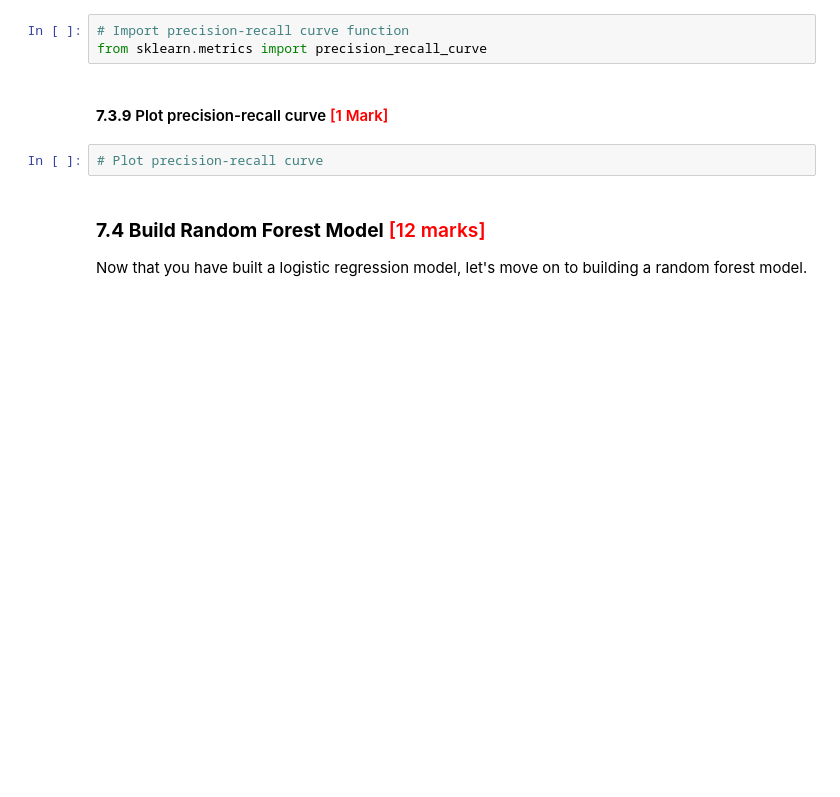
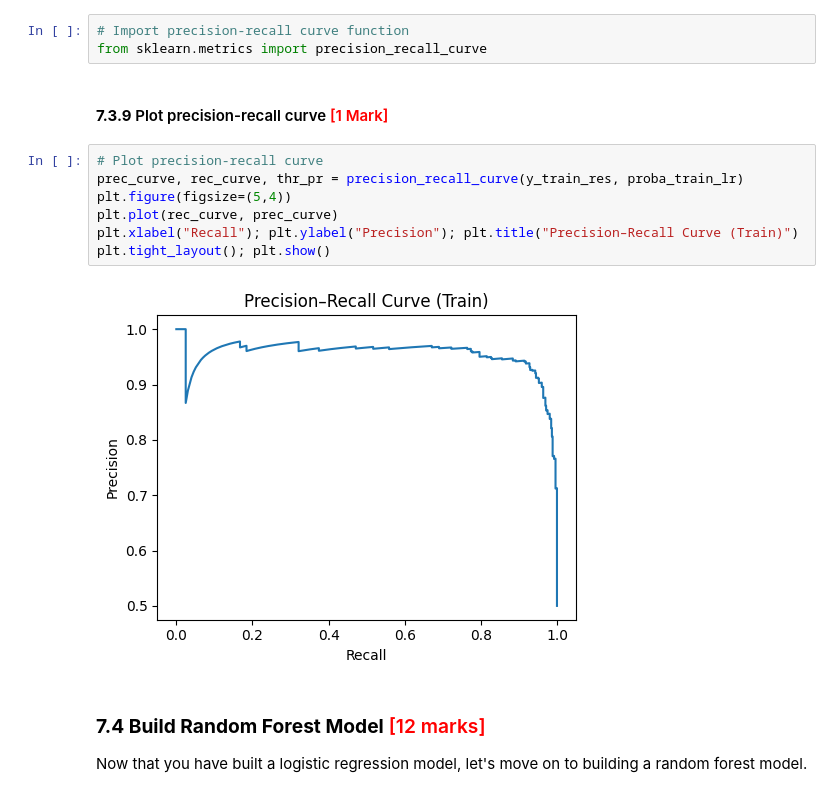
Before and after one commit to princepushparaj/UpgradMLII, a Jupyter notebook: Fraudulent_Claim_Detection_Starter.ipynb, the cells around one changed output. Saved outputs shown, nothing was run; the diff lists cells and outputs as text; blank space fills up the shorter version.

```diff
--- a/Fraudulent_Claim_Detection_Starter.ipynb
+++ b/Fraudulent_Claim_Detection_Starter.ipynb
@@ -1338,8 +1546,15 @@ Check optimal cutoff value by plotting precision-recall curve, and adjust the cu
 from sklearn.metrics import precision_recall_curve
 # %% [markdown]
 #### **7.3.9** Plot precision-recall curve <font color="red">[1 Mark]</font>
-# %%
-# Plot precision-recall curve
+# %%
+# Plot precision-recall curve
+prec_curve, rec_curve, thr_pr = precision_recall_curve(y_train_res, proba_train_lr)
+plt.figure(figsize=(5,4))
+plt.plot(rec_curve, prec_curve)
+plt.xlabel("Recall"); plt.ylabel("Precision"); plt.title("Precision–Recall Curve (Train)")
+plt.tight_layout(); plt.show()
+# %% [output]
+[figure, added]
 # %% [markdown]
 ### **7.4 Build Random Forest Model** <font color = red>[12 marks]</font>
 Now that you have built a logistic regression model, let's move on to building a random forest model.
```
Also changed, not shown: parts of 52 cells of this notebook.
